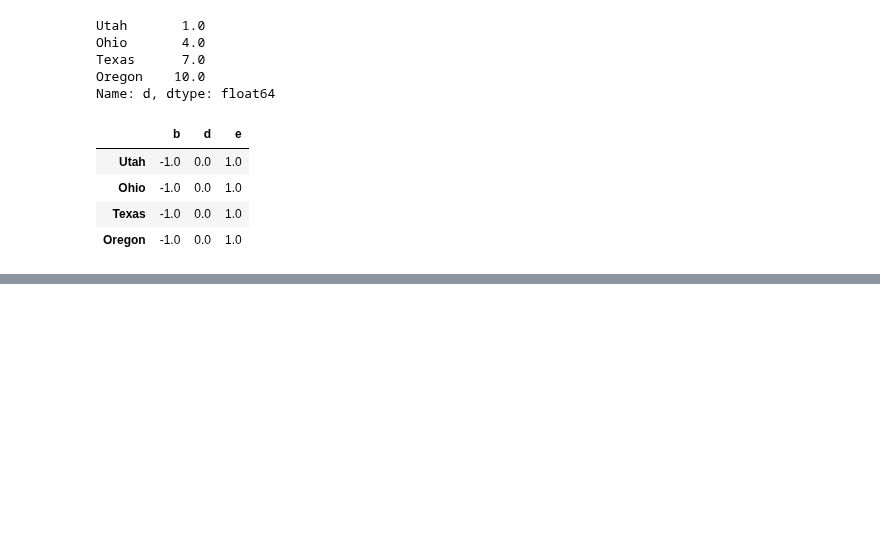
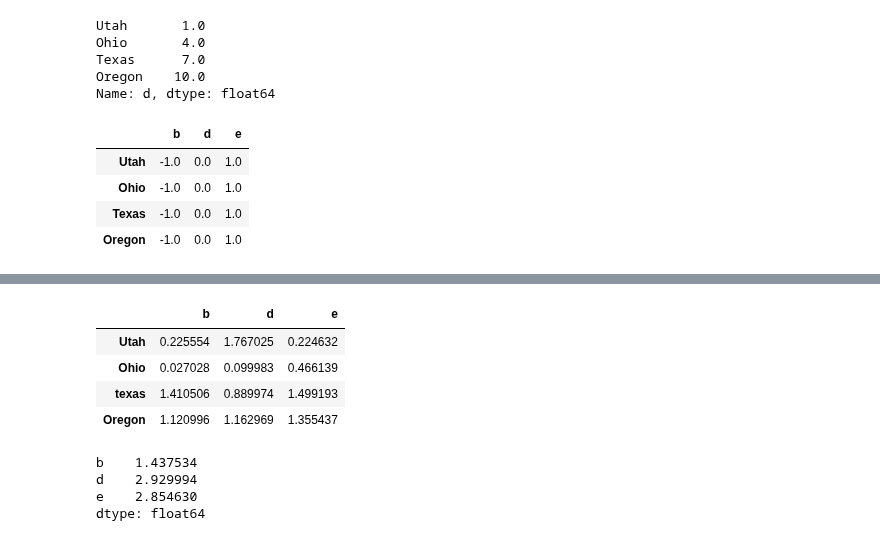
Before and after one commit to Asaduzzaman-Sheikh/data-science-journey, a Jupyter notebook: Week 6/Pandas.ipynb, the cells around one changed output, grey strips where cells are left out. Cells and saved outputs as stored; diff of their text form; code cells hidden in the pictures; blank space fills up the shorter version.

```diff
--- a/Week 6/Pandas.ipynb
+++ b/Week 6/Pandas.ipynb
@@ -1115,0 +884,8 @@ frame.sub(series3, axis = 'index')
+# %%
+np.abs(frame)
+# %% [output]
+|  | b | d | e |
+| Utah | 0.225554 | 1.767025 | 0.224632 |
+| Ohio | 0.027028 | 0.099983 | 0.466139 |
+| texas | 1.410506 | 0.889974 | 1.499193 |
+| Oregon | 1.120996 | 1.162969 | 1.355437 |
@@ -1115,0 +895,7 @@ frame.sub(series3, axis = 'index')
+# %%
+frame.apply(f)
+# %% [output]
+b    1.437534
+d    2.929994
+e    2.854630
+dtype: float64
```
Also changed, not shown: parts of 80 cells of this notebook.
